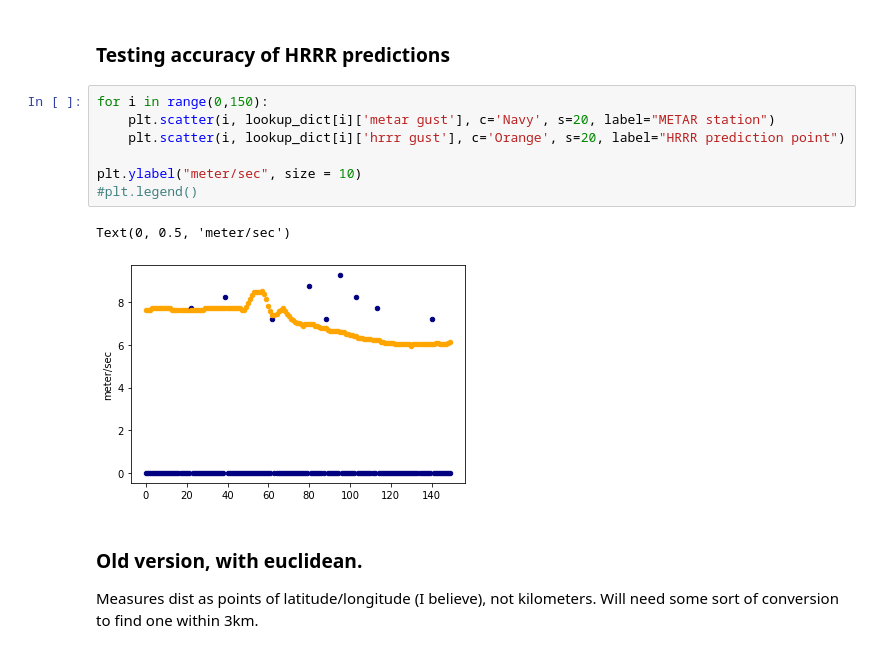
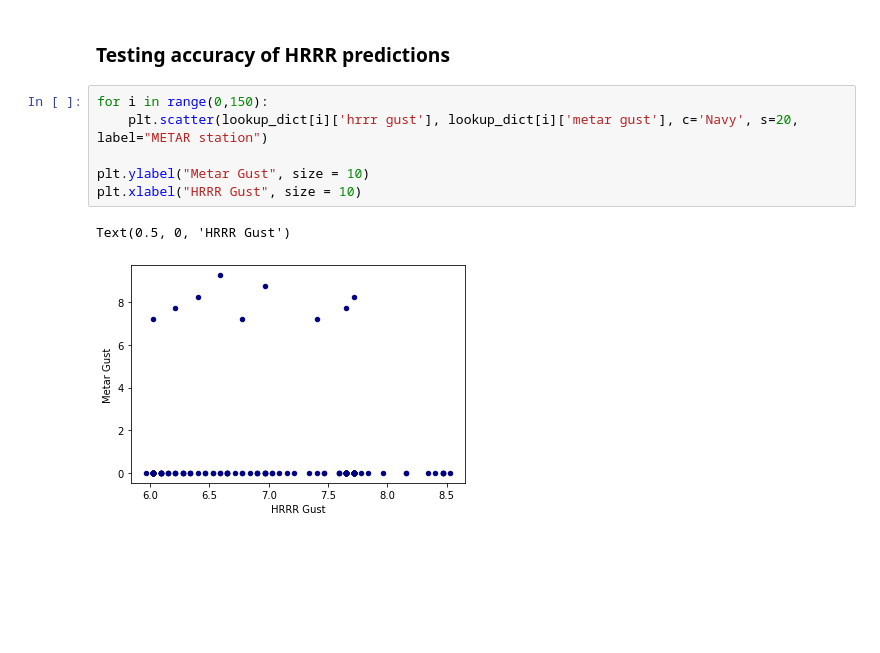
Before and after one commit to jesseturner/Wind-Gust-Predictions, a Jupyter notebook: HRRR_Performance_Evaluation.ipynb, the cells around one changed output. Drawn from its saved outputs; the diff is of its cells as text; blank space fills up the shorter version.

```diff
--- a/HRRR_Performance_Evaluation.ipynb
+++ b/HRRR_Performance_Evaluation.ipynb
@@ -161,15 +159,10 @@ plt.show()
 ### Testing accuracy of HRRR predictions
 # %%
 for i in range(0,150):
-    plt.scatter(i, lookup_dict[i]['metar gust'], c='Navy', s=20, label="METAR station")
-    plt.scatter(i, lookup_dict[i]['hrrr gust'], c='Orange', s=20, label="HRRR prediction point")
+    plt.scatter(lookup_dict[i]['hrrr gust'], lookup_dict[i]['metar gust'], c='Navy', s=20, label="METAR station")
 
-plt.ylabel("meter/sec", size = 10)
-#plt.legend()
+plt.ylabel("Metar Gust", size = 10)
+plt.xlabel("HRRR Gust", size = 10)
 # %% [output]
-Text(0, 0.5, 'meter/sec')
+Text(0.5, 0, 'HRRR Gust')
-[figure, old version]
+[figure, new version]
-# %% [markdown]
-### Old version, with euclidean.
-
-Measures dist as points of latitude/longitude (I believe), not kilometers. Will need some sort of conversion to find one within 3km.
```
Also changed, not shown: parts of 2 cells of this notebook, 1 other file.
